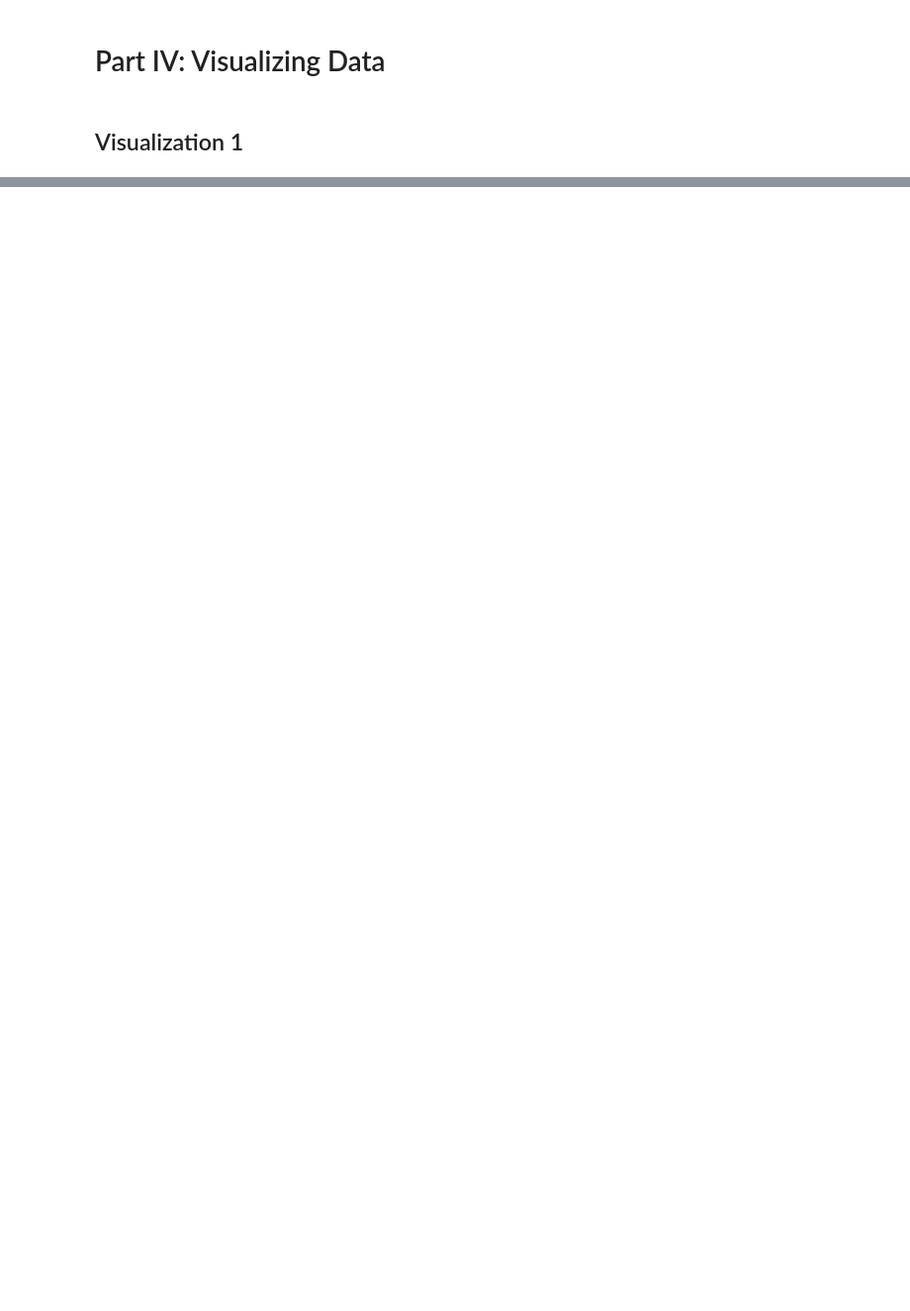
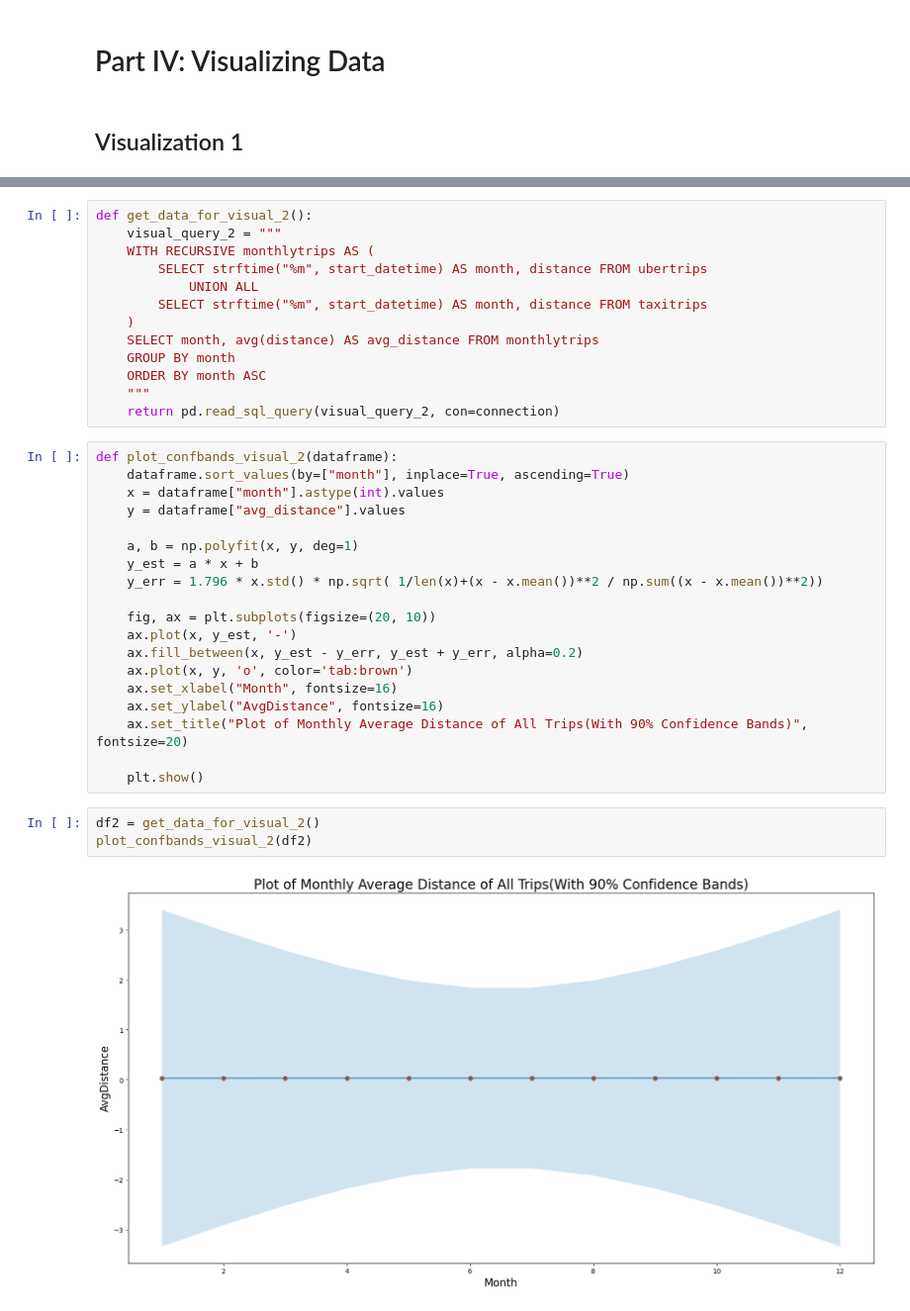
Before and after one commit to JenniferZhu98/4501project, a Jupyter notebook: 4501project.ipynb, the cells around one changed output, grey strips where cells are left out. Shown: that part at 99% size. Cells and saved outputs as stored; diff of their text form; blank space fills up the shorter version.

```diff
--- a/4501project.ipynb
+++ b/4501project.ipynb
@@ -957,0 +1146,37 @@ plot_visual_1(some_dataframe)
+# %%
+def get_data_for_visual_2():
+    visual_query_2 = """
+    WITH RECURSIVE monthlytrips AS (
+        SELECT strftime("%m", start_datetime) AS month, distance FROM ubertrips
+            UNION ALL
+        SELECT strftime("%m", start_datetime) AS month, distance FROM taxitrips
+    )
+    SELECT month, avg(distance) AS avg_distance FROM monthlytrips
+    GROUP BY month
+    ORDER BY month ASC
+    """
+    return pd.read_sql_query(visual_query_2, con=connection)
+# %%
+def plot_confbands_visual_2(dataframe):
+    dataframe.sort_values(by=["month"], inplace=True, ascending=True)
+    x = dataframe["month"].astype(int).values
+    y = dataframe["avg_distance"].values
+
+    a, b = np.polyfit(x, y, deg=1)
+    y_est = a * x + b
+    y_err = 1.796 * x.std() * np.sqrt( 1/len(x)+(x - x.mean())**2 / np.sum((x - x.mean())**2))
+
+    fig, ax = plt.subplots(figsize=(20, 10))
+    ax.plot(x, y_est, '-')
+    ax.fill_between(x, y_est - y_err, y_est + y_err, alpha=0.2)
+    ax.plot(x, y, 'o', color='tab:brown')
+    ax.set_xlabel("Month", fontsize=16)
+    ax.set_ylabel("AvgDistance", fontsize=16)
+    ax.set_title("Plot of Monthly Average Distance of All Trips(With 90% Confidence Bands)", fontsize=20)
+
+    plt.show()
+# %%
+df2 = get_data_for_visual_2()
+plot_confbands_visual_2(df2)
+# %% [output]
+[figure, added]
```
Also changed, not shown: parts of 27 cells of this notebook, 6 other files.
